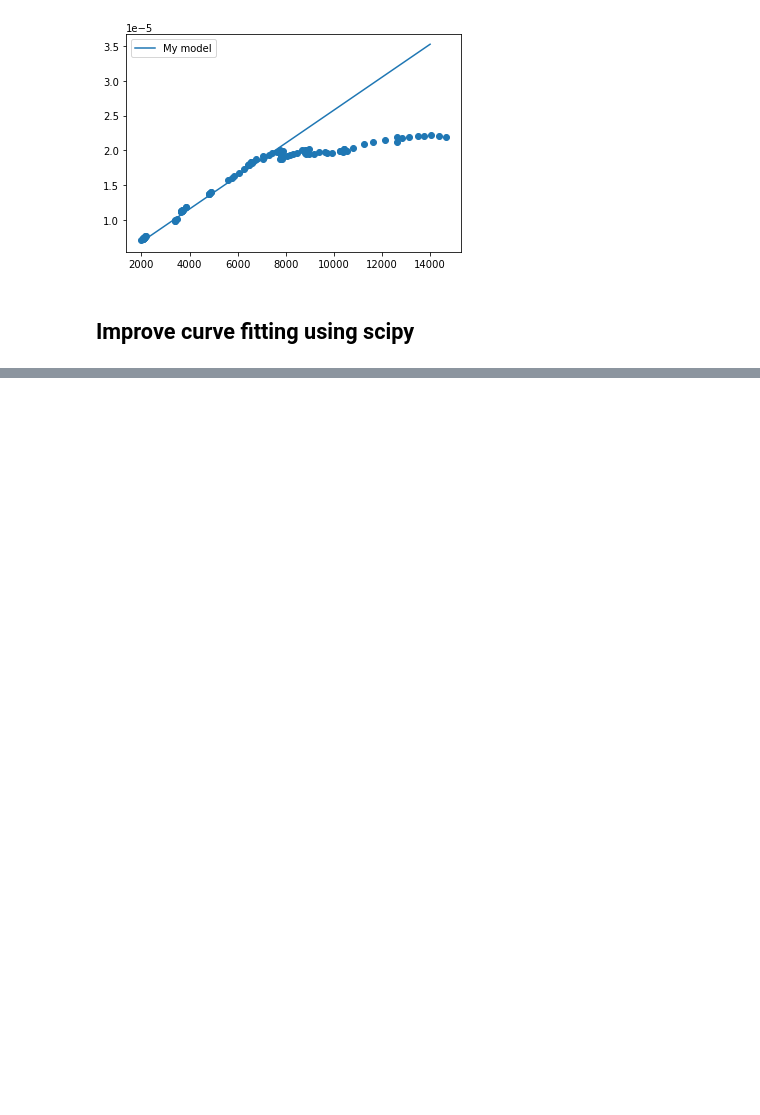
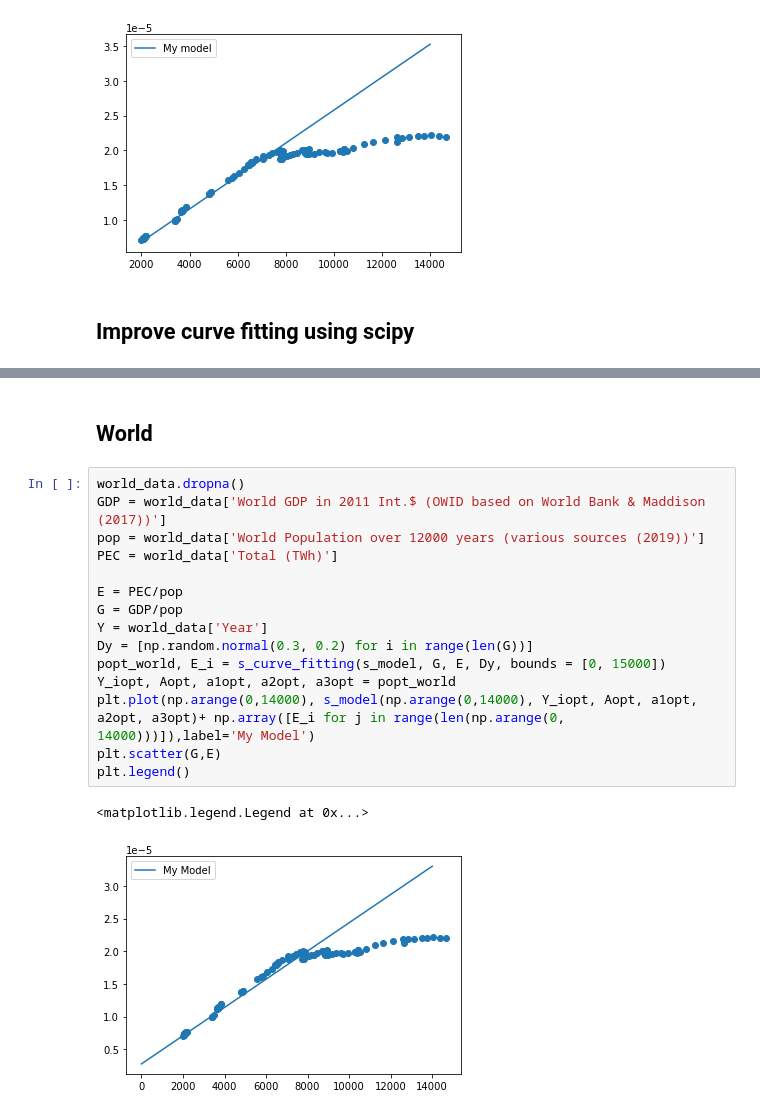
Before and after one commit to leatrin/EnergyLimits, a Jupyter notebook: Codes/S-curve-USA - cleanv.ipynb, the cells around one changed output, grey strips where cells are left out. Cells and saved outputs as stored; diff of their text form; blank space fills up the shorter version.

```diff
--- a/Codes/S-curve-USA - cleanv.ipynb
+++ b/Codes/S-curve-USA - cleanv.ipynb
@@ -293,0 +273,20 @@ array([1.18715572e-05, 4.21840000e+03, 9.99972533e+00, 2.36854691e-11,
+# %% [markdown]
+## World
+# %%
+world_data.dropna()
+GDP = world_data['World GDP in 2011 Int.$ (OWID based on World Bank & Maddison (2017))']
+pop = world_data['World Population over 12000 years (various sources (2019))']
+PEC = world_data['Total (TWh)']
+
+E = PEC/pop
+G = GDP/pop
+Y = world_data['Year']
+Dy = [np.random.normal(0.3, 0.2) for i in range(len(G))]
+popt_world, E_i = s_curve_fitting(s_model, G, E, Dy, bounds = [0, 15000])
+Y_iopt, Aopt, a1opt, a2opt, a3opt = popt_world
+plt.plot(np.arange(0,14000), s_model(np.arange(0,14000), Y_iopt, Aopt, a1opt, a2opt, a3opt)+ np.array([E_i for j in range(len(np.arange(0, 14000)))]),label='My Model')
+plt.scatter(G,E)
+plt.legend()
+# %% [output]
+<matplotlib.legend.Legend at 0x...>
+[figure, added]
```
Also changed, not shown: parts of 15 cells of this notebook, 2 other files.
